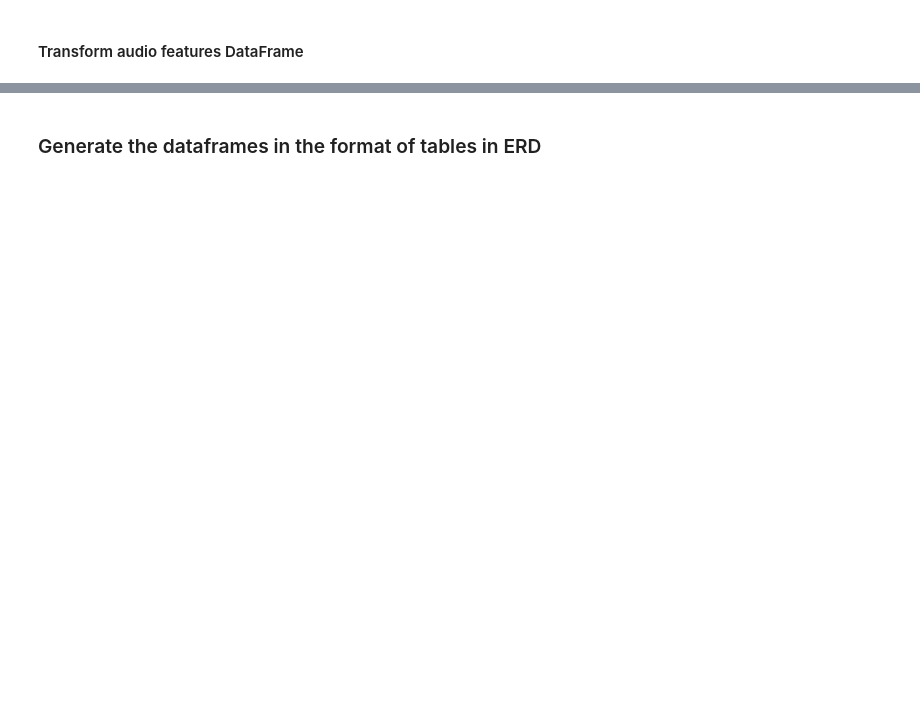
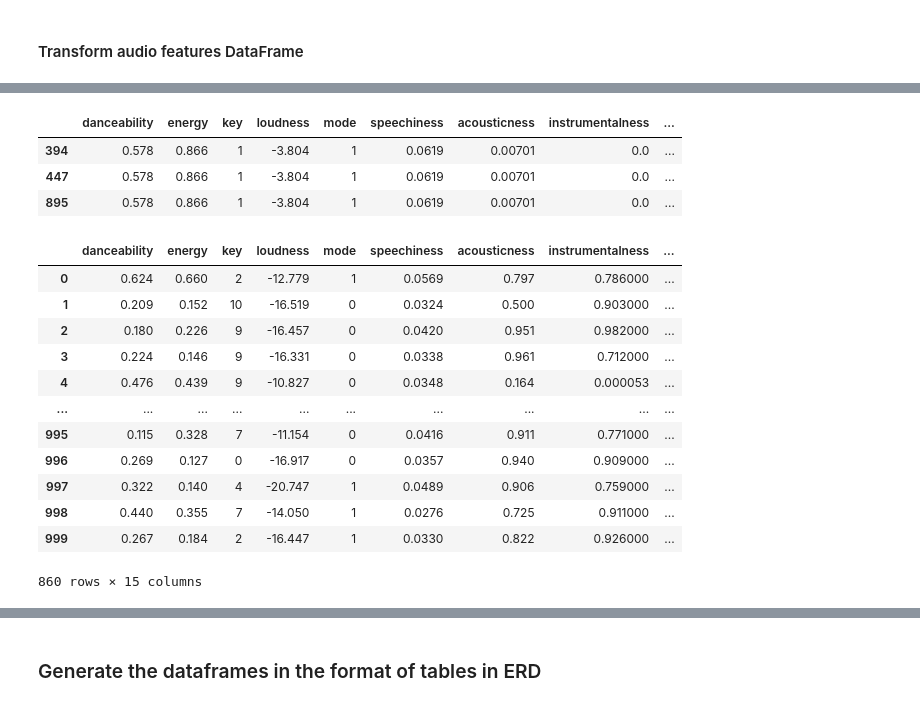
Before and after one commit to SOKAJ-7/M20---Group_11_Project, a Jupyter notebook: data_retrieval_using_Spotipy.ipynb, the cells around one changed output, grey strips where cells are left out. Saved outputs shown, nothing was run; the diff lists cells and outputs as text; code cells hidden in the pictures; blank space fills up the shorter version.

Commit message:
added code to drop duplicates in df_audio_features before merging

```diff
--- a/data_retrieval_using_Spotipy.ipynb
+++ b/data_retrieval_using_Spotipy.ipynb
@@ -357,0 +388,23 @@ dtype: object
+# %%
+df_audio_features[df_audio_features['track_id'] == '4kbj5MwxO1bq9wjT5g9HaA']
+# %% [output]
+|  | danceability | energy | key | loudness | mode | speechiness | acousticness | instrumentalness | ... |
+| 394 | 0.578 | 0.866 | 1 | -3.804 | 1 | 0.0619 | 0.00701 | 0.0 | ... |
+| 447 | 0.578 | 0.866 | 1 | -3.804 | 1 | 0.0619 | 0.00701 | 0.0 | ... |
+| 895 | 0.578 | 0.866 | 1 | -3.804 | 1 | 0.0619 | 0.00701 | 0.0 | ... |
+# %%
+df_audio_features.drop_duplicates()
+# %% [output]
+|  | danceability | energy | key | loudness | mode | speechiness | acousticness | instrumentalness | ... |
+| 0 | 0.624 | 0.660 | 2 | -12.779 | 1 | 0.0569 | 0.797 | 0.786000 | ... |
+| 1 | 0.209 | 0.152 | 10 | -16.519 | 0 | 0.0324 | 0.500 | 0.903000 | ... |
+| 2 | 0.180 | 0.226 | 9 | -16.457 | 0 | 0.0420 | 0.951 | 0.982000 | ... |
+| 3 | 0.224 | 0.146 | 9 | -16.331 | 0 | 0.0338 | 0.961 | 0.712000 | ... |
+| 4 | 0.476 | 0.439 | 9 | -10.827 | 0 | 0.0348 | 0.164 | 0.000053 | ... |
+| ... | ... | ... | ... | ... | ... | ... | ... | ... | ... |
+| 995 | 0.115 | 0.328 | 7 | -11.154 | 0 | 0.0416 | 0.911 | 0.771000 | ... |
+| 996 | 0.269 | 0.127 | 0 | -16.917 | 0 | 0.0357 | 0.940 | 0.909000 | ... |
+| 997 | 0.322 | 0.140 | 4 | -20.747 | 1 | 0.0489 | 0.906 | 0.759000 | ... |
+| 998 | 0.440 | 0.355 | 7 | -14.050 | 1 | 0.0276 | 0.725 | 0.911000 | ... |
+| 999 | 0.267 | 0.184 | 2 | -16.447 | 1 | 0.0330 | 0.822 | 0.926000 | ... |
+860 rows × 15 columns
```
Also changed, not shown: parts of 43 cells of this notebook.
